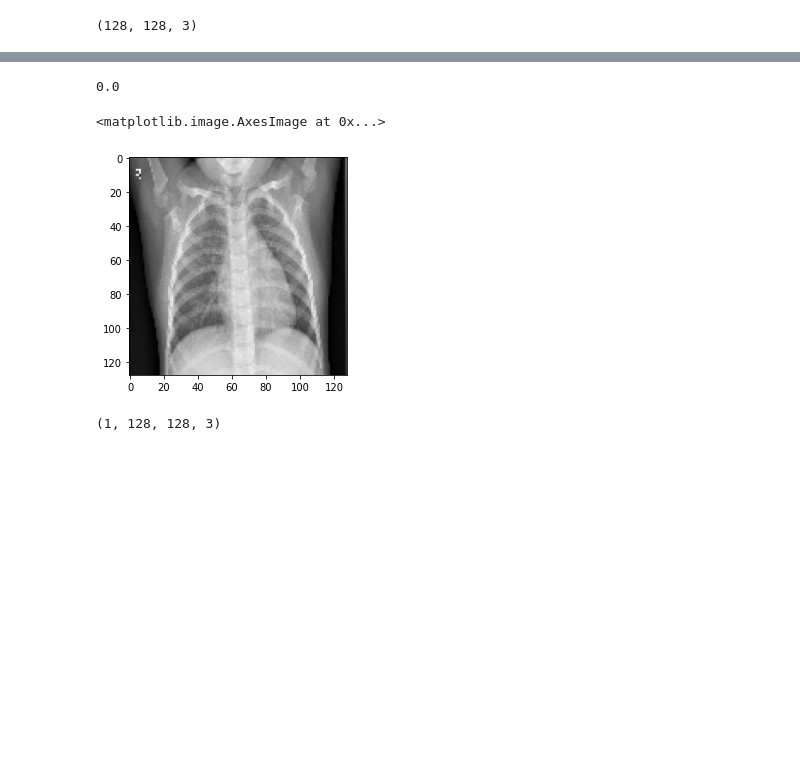
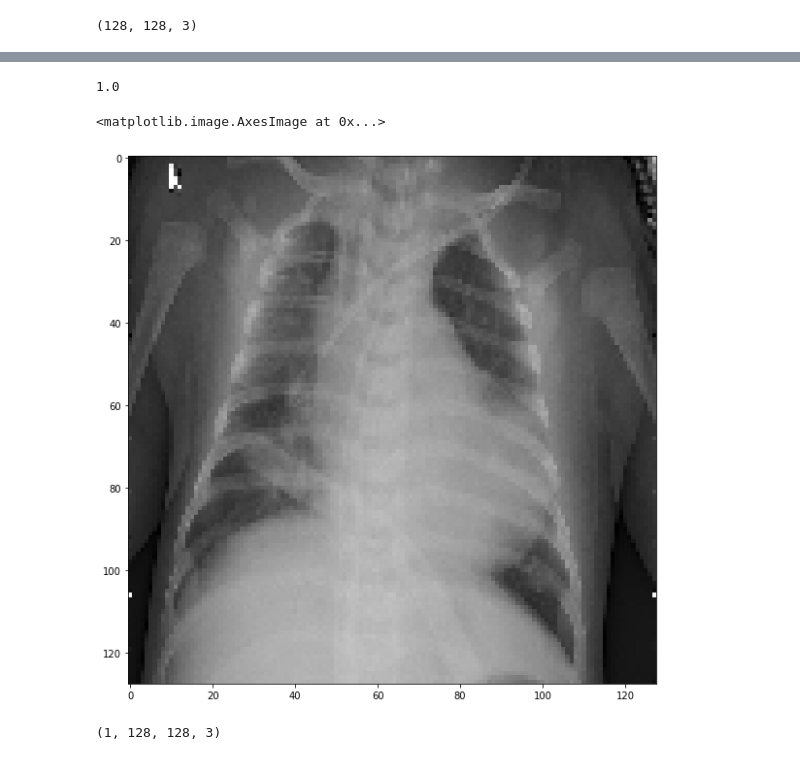
Before and after one commit to leersmathieu/pneumonia-detector, a Jupyter notebook: pneumonia_modeling.ipynb, the cells around one changed output, grey strips where cells are left out. Saved outputs shown, nothing was run; the diff lists cells and outputs as text; code cells hidden in the pictures; blank space fills up the shorter version.

```diff
--- a/pneumonia_modeling.ipynb
+++ b/pneumonia_modeling.ipynb
@@ -276,12 +249,13 @@ model.save('pneumonia_A88_R924_AUC95.h5')
 # %%
 test_iter = iter(test_datagen)
 test = test_iter.next()
 print(test[1][0])
+plt.figure(figsize=(10,10))
 plt.imshow(test[0][0])
 # %% [output]
-0.0
+1.0
 <matplotlib.image.AxesImage at 0x...>
-[figure, old version]
+[figure, new version]
 # %%
 my_test = np.reshape(test[0][0], ( 1, *test[0][0].shape))
 # %%
```
Also changed, not shown: parts of 13 cells of this notebook, 12 other files.
